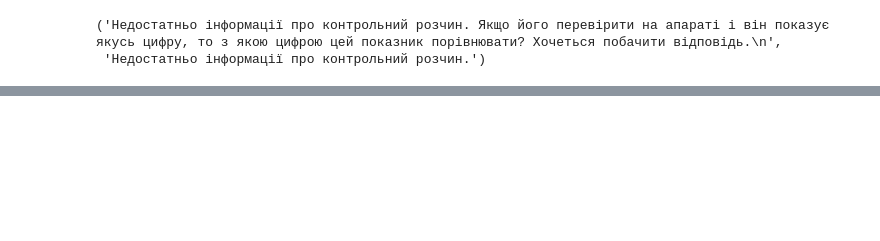
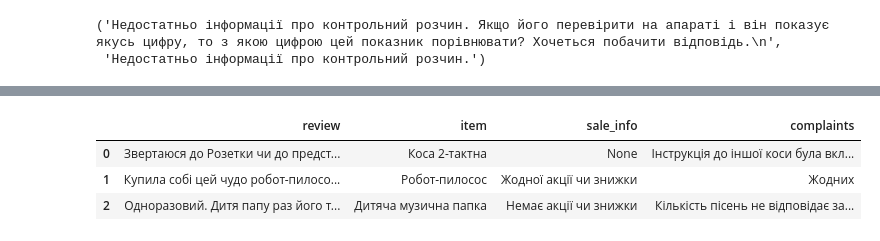
Before and after one commit to Hospodarskyy/internship_task, a Jupyter notebook: test.ipynb, the cells around one changed output, grey strips where cells are left out. Drawn from its saved outputs; the diff is of its cells as text; code cells hidden in the pictures; blank space fills up the shorter version.

Commit message:
extraction to the whole dataframe

```diff
--- a/test.ipynb
+++ b/test.ipynb
@@ -364,0 +372,9 @@ df['review'].iloc[idx], df['complaints'].iloc[idx]
+# %%
+class Book(BaseModel):
+    item: str
+    sale_info: str
+    complaints: str
+
+
+api_key = "fb3VxADhedRewoBn5wblVrzxWAg9l3bo"
+model = "mistral-small"
@@ -364,0 +426,34 @@ df['review'].iloc[idx], df['complaints'].iloc[idx]
+# %%
+import time
+
+
+df_new = pd.DataFrame(columns=['review', 'item', 'sale_info', 'complaints'])
+
+
+new_data = []
+for index, row in df.head(3).iterrows():  # Process only the first 3 rows
+    item, sale_info, complaints = extract_info(row['review'])
+
+    # Append extracted data as a dictionary
+    new_data.append({
+        'review': row['review'],  # Keep the original review
+        'item': item,
+        'sale_info': sale_info,
+        'complaints': complaints
+    })
+
+    time.sleep(2)
+
+
+# Convert extracted data list into a DataFrame
+df_extracted = pd.DataFrame(new_data)
+
+# Concatenate the extracted data with the original first 3 rows
+df_new = pd.concat([df_new, df_extracted], ignore_index=True)
+
+df_new.head()
+# %% [output]
+|  | review | item | sale_info | complaints |
+| 0 | Звертаюся до Розетки чи до предст... | Коса 2-тактна | None | Інструкція до іншої коси була вкл... |
+| 1 | Купила собі цей чудо робот-пилосо... | Робот-пилосос | Жодної акції чи знижки | Жодних |
+| 2 | Одноразовий. Дитя папу раз його т... | Дитяча музична папка | Немає акції чи знижки | Кількість пісень не відповідає за... |
```
Also changed, not shown: parts of 5 cells of this notebook.
